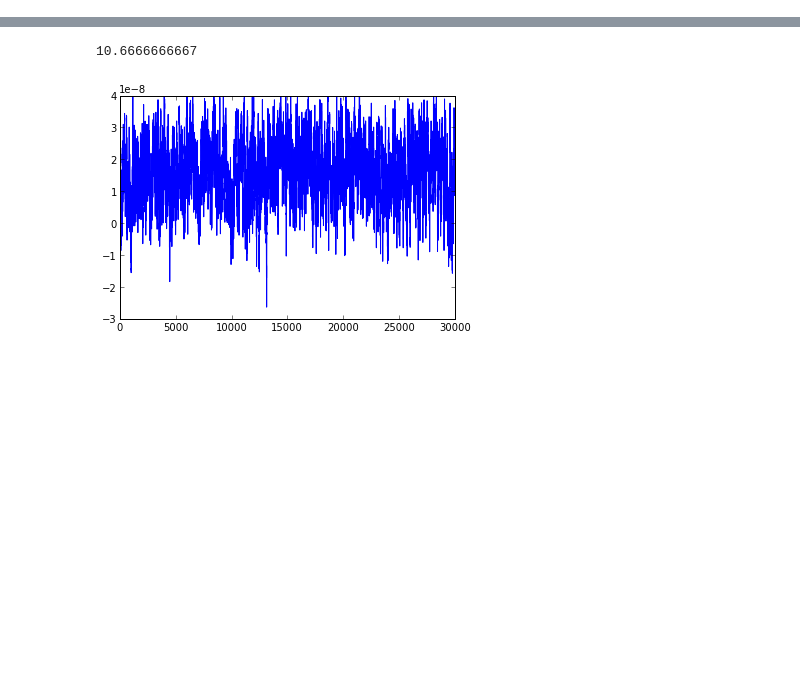
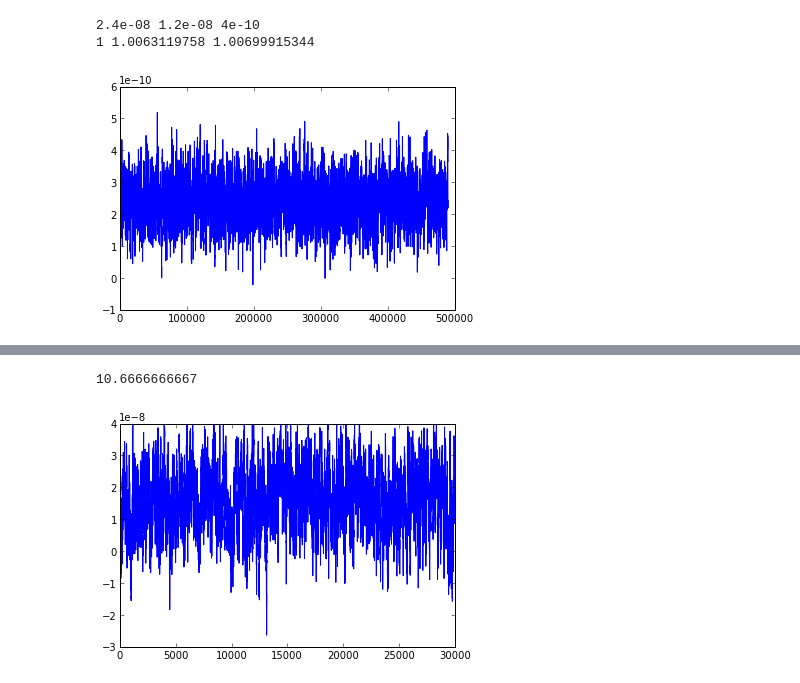
Before and after one commit to yzerlaut/transfer_functions, a Jupyter notebook: ou_with_reset.ipynb, the cells around one changed output, grey strips where cells are left out. Drawn from its saved outputs; the diff is of its cells as text; code cells hidden in the pictures; blank space fills up the shorter version.

```diff
--- a/ou_with_reset.ipynb
+++ b/ou_with_reset.ipynb
@@ -149,3 +151,23 @@ print len(fspikes)/tmax
+# %%
+mu_exc = 2.4e-8
+sigma_exc = 1.2e-8
+dt = 1e-4
+tau_m = 0.01
+Te = 5e-3
+tmax=50
+v_thresh=4e-10
+print mu_exc, sigma_exc, v_thresh
+
+fspikes, fvm = fast_integrate_reset(tmax, dt, v_thresh, 0, tau_m, mu_exc, sigma_exc, Te)
+fvm = fvm[int(1./dt):] #remove transients
+plt.plot(fvm)
+mu_theory = (mu_exc*tau_m)
+sigma_theory = np.sqrt(sigma_exc**2/(1./tau_m*(1./tau_m+1./Te)))
+print len(fspikes)/tmax, np.std(fvm)/sigma_theory, np.mean(fvm)/mu_theory
+# %% [output]
+2.4e-08 1.2e-08 4e-10
+1 1.0063119758 1.00699915344
+[figure, added]
 # %%
 tmax = 10.
 def fast_calc_fr(tmax, dt, mu, sigma, tau, threshold):
```
Also changed, not shown: parts of 9 cells of this notebook.
